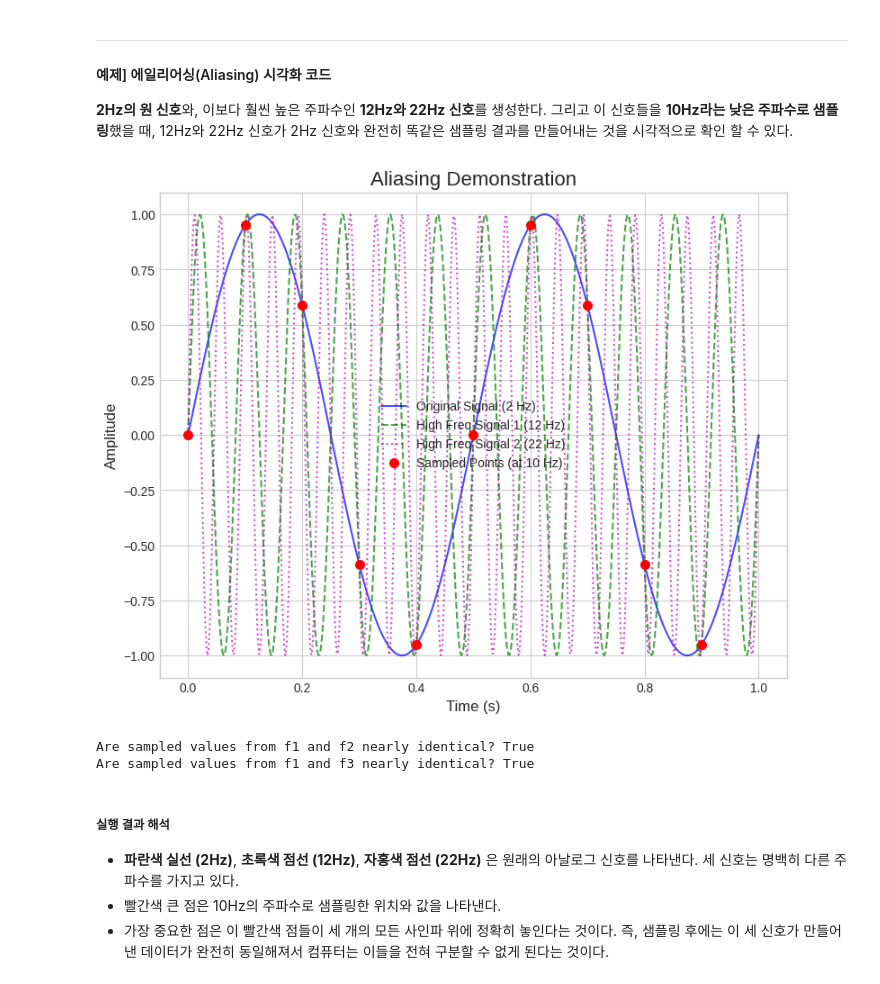
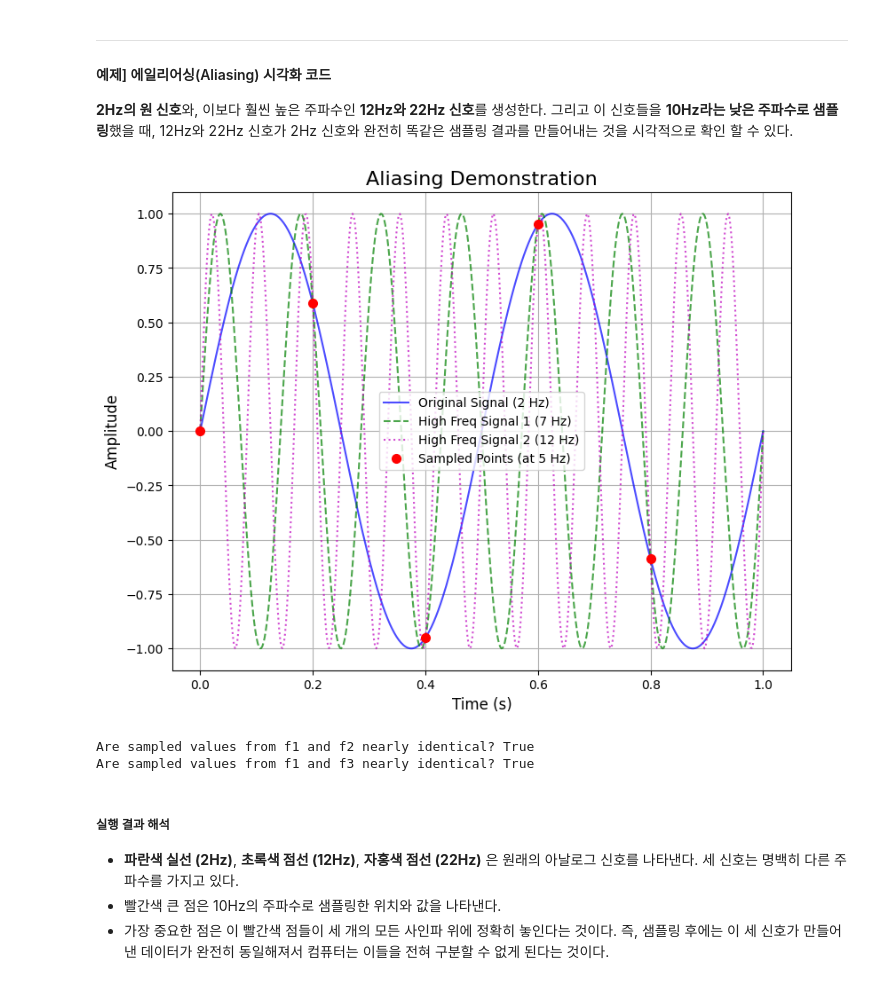
Before and after one commit to jwlee95/DSP_Class2025, a Jupyter notebook: Ch04_연속신호의_디지털처리.ipynb, the cells around one changed output. Drawn from its saved outputs; the diff is of its cells as text; code cells hidden in the pictures.

```diff
--- a/Ch04_연속신호의_디지털처리.ipynb
+++ b/Ch04_연속신호의_디지털처리.ipynb
@@ -258,12 +258,12 @@ import matplotlib.pyplot as plt
 
 # --- 1. 신호 및 샘플링 주파수 설정 ---
 
-fs = 10  # 샘플링 주파수 (10 Hz)
+fs = 5  # 샘플링 주파수 (10Hz)
 # 나이퀴스트 이론에 따르면 이 샘플링 주파수는 5Hz 이상의 신호를 제대로 처리할 수 없음
 
 f1 = 2   # 원래 신호의 주파수 (2 Hz)
-f2 = 12  # 에일리어싱될 고주파 신호 1 (12 Hz = 2Hz + 10Hz)
-f3 = 22  # 에일리어싱될 고주파 신호 2 (22 Hz = 2Hz + 2*10Hz)
+f2 = 7  # 에일리어싱될 고주파 신호 1 (12 Hz = 2Hz + 10Hz)
+f3 = 12  # 에일리어싱될 고주파 신호 2 (22 Hz = 2Hz + 2*10Hz)
 
 # --- 2. 시간 축 생성 ---
 
@@ -285,34 +285,34 @@ y1_sampled = np.sin(2 * np.pi * f1 * t_sampled)
 # y2, y3도 같은 시간(t_sampled)에 샘플링
 y2_sampled = np.sin(2 * np.pi * f2 * t_sampled)
 y3_sampled = np.sin(2 * np.pi * f3 * t_sampled)
 
 # --- 4. 결과 시각화 ---
 
 # plt.figure(figsize=(12, 7))
 plt.figure(figsize=(9, 7))
 
 # 아날로그 신호들을 얇은 선으로 그리기
 plt.plot(t_continuous, y1_continuous, 'b-', label=f'Original Signal ({f1} Hz)', alpha=0.7)
 plt.plot(t_continuous, y2_continuous, 'g--', label=f'High Freq Signal 1 ({f2} Hz)', alpha=0.7)
 plt.plot(t_continuous, y3_continuous, 'm:', label=f'High Freq Signal 2 ({f3} Hz)', alpha=0.7)
 
 # 샘플링된 지점들을 큰 점으로 그리기
 # 세 신호의 샘플링 결과가 완전히 겹치는 것을 확인할 수 있음
 plt.plot(t_sampled, y1_sampled, 'ro', markersize=7, label=f'Sampled Points (at {fs} Hz)')
 
 # 그래프 설정
 plt.title('Aliasing Demonstration', fontsize=16)
 plt.xlabel('Time (s)', fontsize=12)
 plt.ylabel('Amplitude', fontsize=12)
 plt.legend(fontsize=10)
 plt.grid(True)
 plt.show()
 
 # 샘플링된 값들이 실제로 같은지 확인 (소수점 오차 감안)
 print("Are sampled values from f1 and f2 nearly identical?", np.allclose(y1_sampled, y2_sampled))
 print("Are sampled values from f1 and f3 nearly identical?", np.allclose(y1_sampled, y3_sampled))
 # %% [output]
-[figure, old version]
+[figure, new version]
 Are sampled values from f1 and f2 nearly identical? True
 Are sampled values from f1 and f3 nearly identical? True
 # %% [markdown]
```
Also changed, not shown: parts of 3 cells of this notebook.
